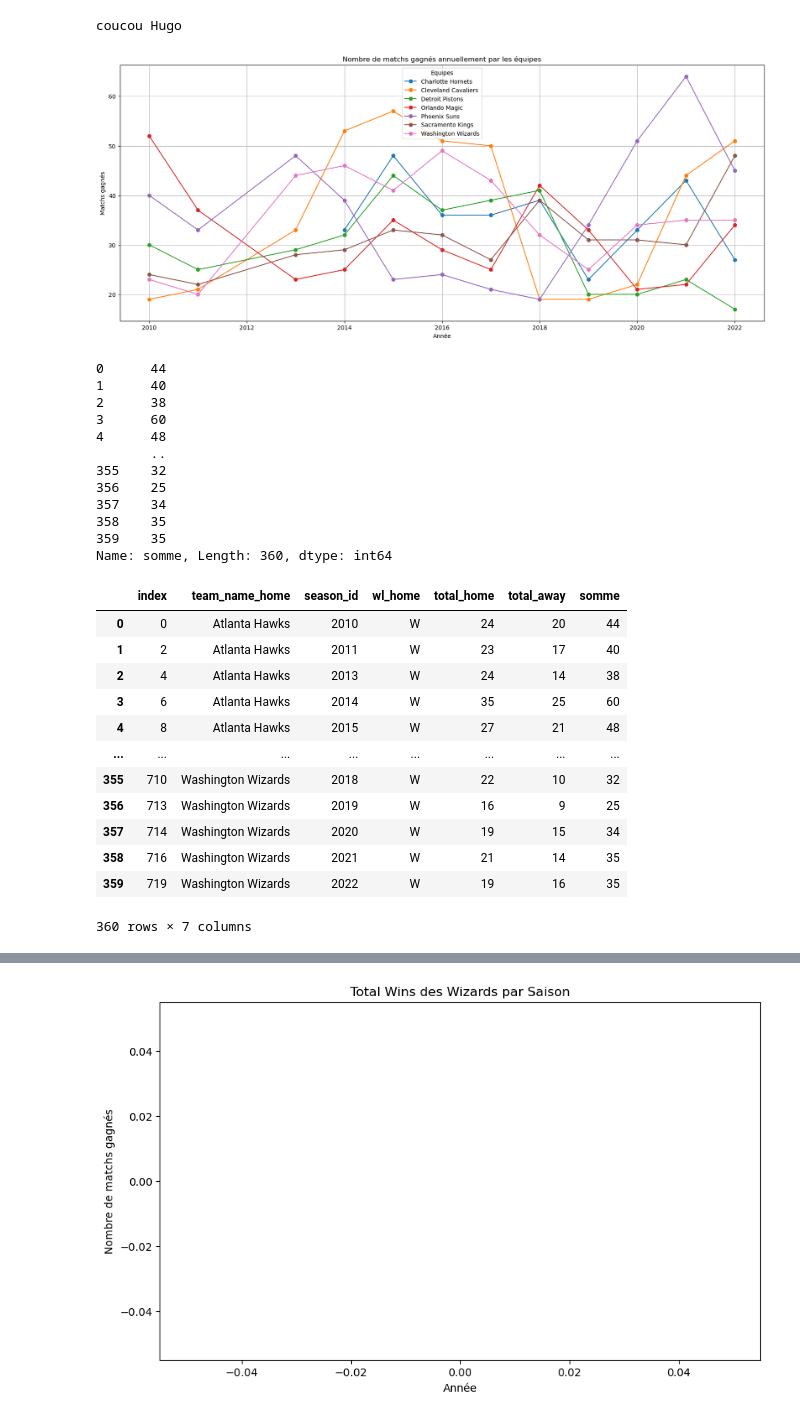
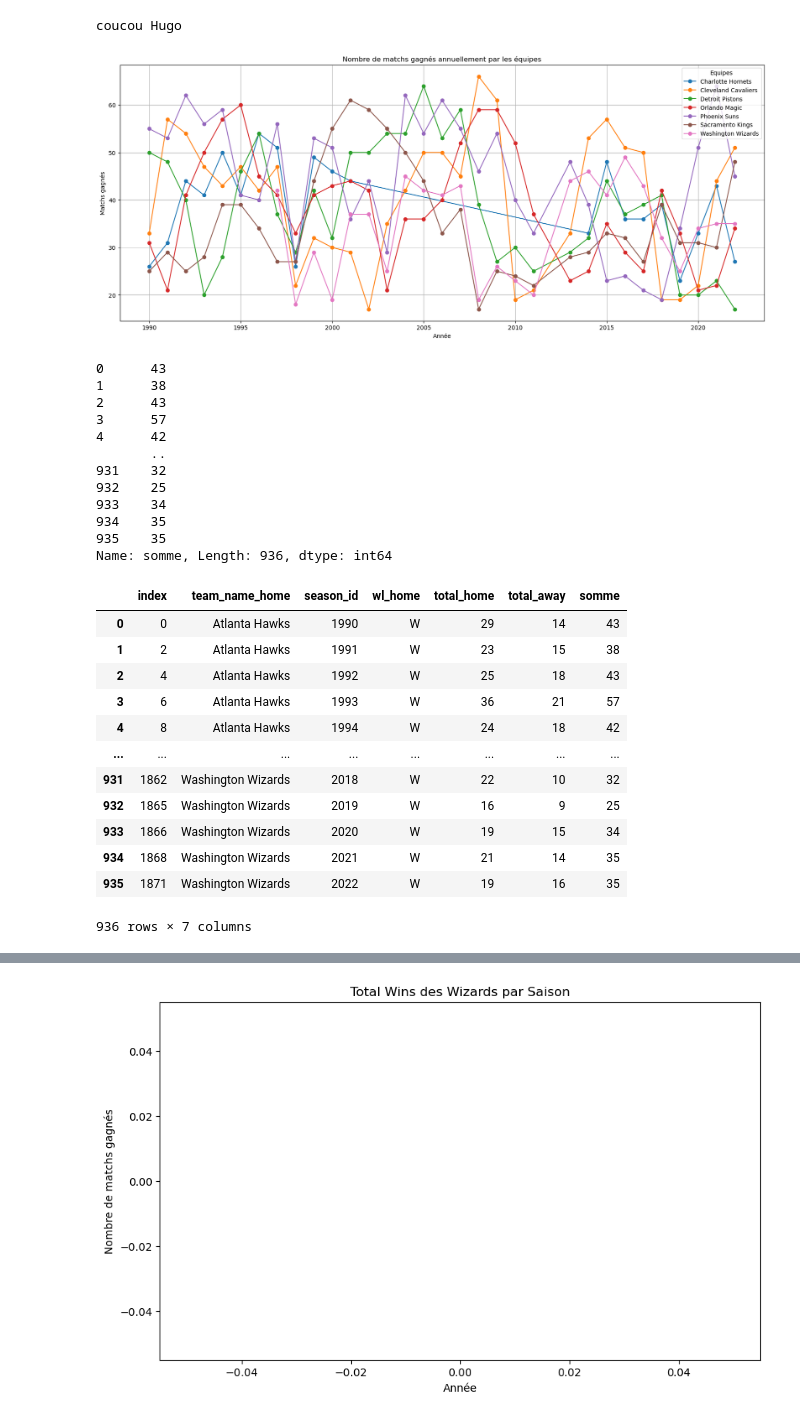
Before and after one commit to hugolo4/demodayJEDHA, a Jupyter notebook: copie_fusionOlivierLouisHugo.ipynb, the cells around one changed output, grey strips where cells are left out. Drawn from its saved outputs; the diff is of its cells as text; code cells hidden in the pictures.

```diff
--- a/copie_fusionOlivierLouisHugo.ipynb
+++ b/copie_fusionOlivierLouisHugo.ipynb
@@ -7,8 +7,10 @@ df_game = df_game[df_game['season_type'].isin(['Regular Season'])]
 
 print('coucou Hugo')
 
+#POUR CHANGER LES ANNEES C'EST ICI !!!!!!!!!!!!!!!!!!!!!!!!!!! (garder le 2 devant 2010)
+
 # on garde que les années supérieures à 2010
-df_game= df_game[df_game['season_id'] >= 22010]
+df_game= df_game[df_game['season_id'] >= 21990]
 
 # on garde que les colonnes suivantes : 'season_id', 'team_name_home', 'wl_home', 'team_name_away', 'wl_away'
 df_game = df_game.loc[:,['season_id', 'team_name_home', 'wl_home', 'team_name_away', 'wl_away']]
@@ -50,66 +52,66 @@ df_new_game_home
 
 # suppression des colonnes inutiles
 df_new_game = df_new_game_home.loc[:,['team_name_home', 'season_id', 'somme']]
 df_new_game
 df_draft_history = pd.read_csv('draft_history.csv')
 df_draft_history = df_draft_history[df_draft_history["overall_pick"] <= 14]
 list_team = df_draft_history['team_city'] + ' ' + df_draft_history['team_name']
 list_team = list_team.value_counts().index
 list_team
 list = ['Washington Wizards', 'Detroit Pistons', 'Cleveland Cavaliers', 'Phoenix Suns', 'Sacramento Kings', 'Charlotte Hornets', 'Orlando Magic']
 df_selectionne = df_new_game[df_new_game['team_name_home'].isin(list)]
 
 # Tracer un graphique en ligne pour chaque nom
 plt.figure(figsize=(20, 8))
 
 # Utiliser groupby pour tracer des lignes pour chaque nom
 for nom, group in df_selectionne.groupby('team_name_home'):
     plt.plot(group['season_id'], group['somme'], marker='o', linestyle='-', label=nom)
 
 # Ajouter des titres et des labels
 plt.title('Nombre de matchs gagnés annuellement par les équipes')
 plt.xlabel('Année')
 plt.ylabel('Matchs gagnés')
 plt.legend(title='Equipes')
 plt.grid(True)
 
 # Afficher le graphique
 plt.show()
 # %% [output]
 coucou Hugo
-[figure, old version]
+[figure, new version]
 # %%
 #LE DF QU'ON DOIT UTILISER POUR AVOIR LA SOMME DES MATCHS GAGNÉ = LA PERFORMANCE DES EQUIPES
 df_new_game_home['somme']
 # %% [output]
-0      44
-1      40
-2      38
-3      60
-4      48
+0      43
+1      38
+2      43
+3      57
+4      42
        ..
-355    32
-356    25
-357    34
-358    35
-359    35
-Name: somme, Length: 360, dtype: int64
+931    32
+932    25
+933    34
+934    35
+935    35
+Name: somme, Length: 936, dtype: int64
 # %%
 df_new_game_home
 # %% [output]
 |  | index | team_name_home | season_id | wl_home | total_home | total_away | somme |
-| 0 | 0 | Atlanta Hawks | 2010 | W | 24 | 20 | 44 |
-| 1 | 2 | Atlanta Hawks | 2011 | W | 23 | 17 | 40 |
-| 2 | 4 | Atlanta Hawks | 2013 | W | 24 | 14 | 38 |
-| 3 | 6 | Atlanta Hawks | 2014 | W | 35 | 25 | 60 |
-| 4 | 8 | Atlanta Hawks | 2015 | W | 27 | 21 | 48 |
+| 0 | 0 | Atlanta Hawks | 1990 | W | 29 | 14 | 43 |
+| 1 | 2 | Atlanta Hawks | 1991 | W | 23 | 15 | 38 |
+| 2 | 4 | Atlanta Hawks | 1992 | W | 25 | 18 | 43 |
+| 3 | 6 | Atlanta Hawks | 1993 | W | 36 | 21 | 57 |
+| 4 | 8 | Atlanta Hawks | 1994 | W | 24 | 18 | 42 |
 | ... | ... | ... | ... | ... | ... | ... | ... |
-| 355 | 710 | Washington Wizards | 2018 | W | 22 | 10 | 32 |
-| 356 | 713 | Washington Wizards | 2019 | W | 16 | 9 | 25 |
-| 357 | 714 | Washington Wizards | 2020 | W | 19 | 15 | 34 |
-| 358 | 716 | Washington Wizards | 2021 | W | 21 | 14 | 35 |
-| 359 | 719 | Washington Wizards | 2022 | W | 19 | 16 | 35 |
+| 931 | 1862 | Washington Wizards | 2018 | W | 22 | 10 | 32 |
+| 932 | 1865 | Washington Wizards | 2019 | W | 16 | 9 | 25 |
+| 933 | 1866 | Washington Wizards | 2020 | W | 19 | 15 | 34 |
+| 934 | 1868 | Washington Wizards | 2021 | W | 21 | 14 | 35 |
+| 935 | 1871 | Washington Wizards | 2022 | W | 19 | 16 | 35 |
-360 rows × 7 columns
+936 rows × 7 columns
 # %%
 import pandas as pd
 import matplotlib.pyplot as plt
```
Also changed, not shown: parts of 8 cells of this notebook.
